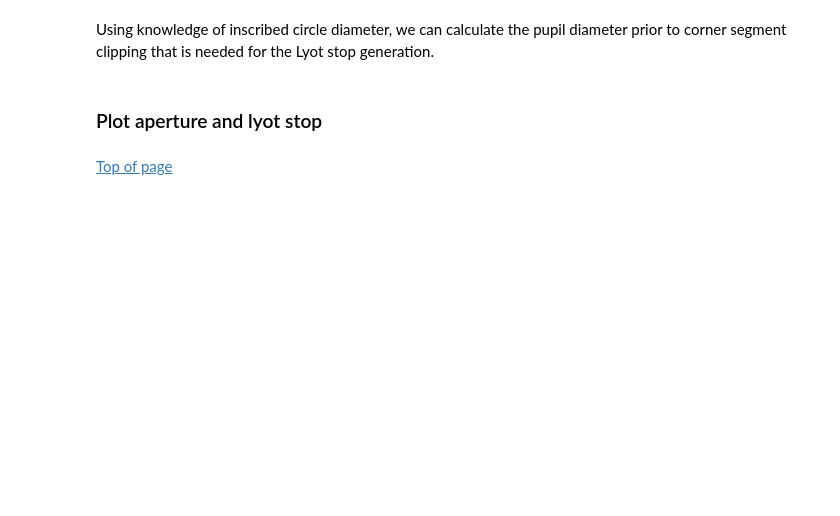
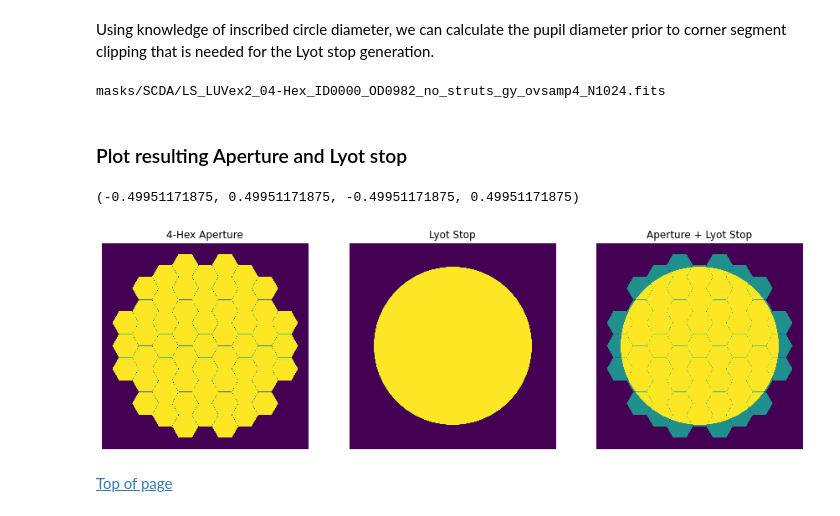
Before and after one commit to spacetelescope/aplc_optimization, a Jupyter notebook: notebooks/SCDA/LUVexApertureGenerationPython.ipynb, the cells around one changed output. Drawn from its saved outputs; the diff is of its cells as text; code cells hidden in the pictures; blank space fills up the shorter version.

Commit message:
Updating aperture generation notebook for LUVex Test Apertures

```diff
--- a/notebooks/SCDA/LUVexApertureGenerationPython.ipynb
+++ b/notebooks/SCDA/LUVexApertureGenerationPython.ipynb
@@ -152,7 +205,7 @@ elif oversamp > 1:
 # %% [markdown]
 The 'clipped' flag, allows for the outer corner segments of the pupil to me omitted, to maximize the telescope geometry to render it as circular as possible and maximizing the diameter of the inscribed circle with respect to the overall diameter.
 # %%
-clipped = False              #whether to omit outer segments to form a more circular aperture
+clipped = True  # whether to omit outer segments to form a more circular aperture
 
 num_segments = 3*num_rings*(num_rings+1)+1
 if clipped:
@@ -178,11 +228,11 @@ LS_OD = [0.982] #lyot stop outer diameter, relative to inscribed circle,
 # %%
 if clipped:
-    pup_filename = 'TelAp_LUVex_{0:02d}-Hex_{1:s}_clipped_ovsamp{2:02d}__N{3:04d}.fits'.format(num_rings,edge,oversamp,N)
+    pup_filename = 'TelAp_LUVex1_{0:02d}-Hex_{1:s}_clipped_ovsamp{2:02d}__N{3:04d}.fits'.format(num_rings,edge,oversamp,N)
 else:
-    pup_filename = 'TelAp_LUVex_{0:02d}-Hex_{1:s}_ovsamp{2:02d}__N{3:04d}.fits'.format(num_rings,edge,oversamp,N)
+    pup_filename = 'TelAp_LUVex1_{0:02d}-Hex_{1:s}_ovsamp{2:02d}__N{3:04d}.fits'.format(num_rings,edge,oversamp,N)
 
 grid                     = make_pupil_grid(N)
-HEX_ap, aperture_header  = make_LUVex_test_aperture(normalized=True, clipped = True, num_rings=num_rings,
+HEX_ap, aperture_header  = make_LUVex_test_aperture(normalized=True, clipped = clipped, num_rings=num_rings,
                                                     return_header = True, gap_padding=gap_padding,
                                                     with_segment_gaps=True,
                                                     pupil_diameter=pupil_diameter,
@@ -217,14 +268,14 @@ Using knowledge of inscribed circle diameter, we can calculate the pupil diamete
 if clipped and num_rings > 2:
     actual_segment_gap = 0.006
     segment_gap = actual_segment_gap * gap_padding
-    actual_segment_flat_diameter = (pupil_diameter_inscribed - 2*(num_rings-1)*segment_gap) / (2*(num_rings-1)+1)
-    pupil_diameter = actual_segment_flat_diameter * (2*(num_rings)+1) + 2*(num_rings)*segment_gap
+    actual_segment_flat_diameter = (pupil_diameter_inscribed - (2*(num_rings-1)+1)*segment_gap) / (2*(num_rings-1)+1)
+    pupil_diameter = actual_segment_flat_diameter * (2*(num_rings)+1) + (2*(num_rings)+1)*segment_gap
 # %%
 for ls_id in LS_ID:
     for ls_od in LS_OD:
 
         strut_key = 'no_struts'
-        ls_filename  = 'LS_LUVex_{0:02d}-Hex_ID{1:04d}_OD{2:04d}_{3:s}_{4:s}_ovsamp{5:d}_N{6:04d}.fits'.format(num_rings, int(ls_id*1000), \
+        ls_filename  = 'LS_LUVex2_{0:02d}-Hex_ID{1:04d}_OD{2:04d}_{3:s}_{4:s}_ovsamp{5:d}_N{6:04d}.fits'.format(num_rings, int(ls_id*1000), \
                                                                                                 int(ls_od*1000), \
                                                                                                 strut_key, edge, \
                                                                                                 oversamp, N)
@@ -244,16 +295,15 @@ for ls_id in LS_ID:
         hdr.set('D_CIRC', ls_header['D_CIRC'],'m: circumscribed diameter')
         hdr.set('D_INSC', ls_header['D_INSC'],'m: inscribed diameter')
         hdr.set('LS_REF_D',ls_header['LS_REF_D'],'m: used to reference given LS id and od')
-
         hdr.set('LS_ID', ls_header['LS_ID'], 'LS inner d, fraction of LS_REF_D')
         hdr.set('LS_OD', ls_header['LS_OD'], 'LS outer d, fraction of LS_REF_D')
-
         hdr.set('NORM',ls_header['NORM'],'normalization keyword, OD scaled to 1 by Dcirc')
         hdr.set('EDGE',ls_header['EDGE'],'black and white, or grey pixels')
         hdr.set('OVERSAMP',ls_header['OVERSAMP'],'oversampling factor, # grey levels')
 
         fits.writeto(filepath+ls_filename, lyot_stop.shaped, hdr, overwrite=True)
-
-print(filepath+ls_filename)
+        print(filepath+ls_filename)
+# %% [output]
+masks/SCDA/LS_LUVex2_04-Hex_ID0000_OD0982_no_struts_gy_ovsamp4_N1024.fits
 # %% [markdown]
-### Plot aperture and lyot stop
+### Plot resulting Aperture and Lyot stop
@@ -276,2 +310,19 @@ plt.show()
+# %%
+plt.figure(figsize=(15,15))
+plt.subplot(1,3,1)
+plt.title('%i-Hex Aperture' %num_rings)
+imshow_field(pupil)
+plt.axis('off')
+plt.subplot(1,3,2)
+plt.title('Lyot Stop')
+imshow_field(lyot_stop)
+plt.axis('off')
+plt.subplot(1,3,3)
+plt.title('Aperture + Lyot Stop')
+imshow_field(pupil+lyot_stop)
+plt.axis('off')
+# %% [output]
+(-0.49951171875, 0.49951171875, -0.49951171875, 0.49951171875)
+[figure, added]
 # %% [markdown]
 [Top of page](#top)
```
Also changed, not shown: parts of 22 cells of this notebook.
